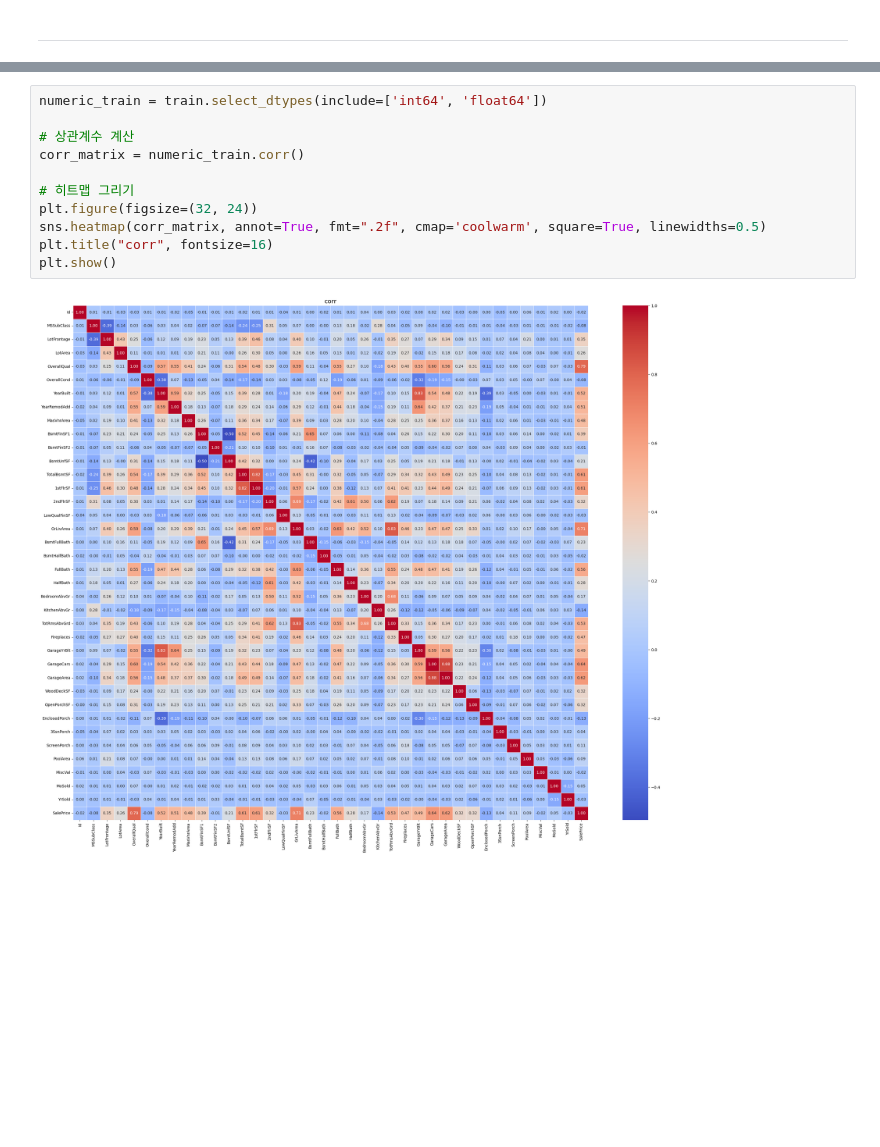
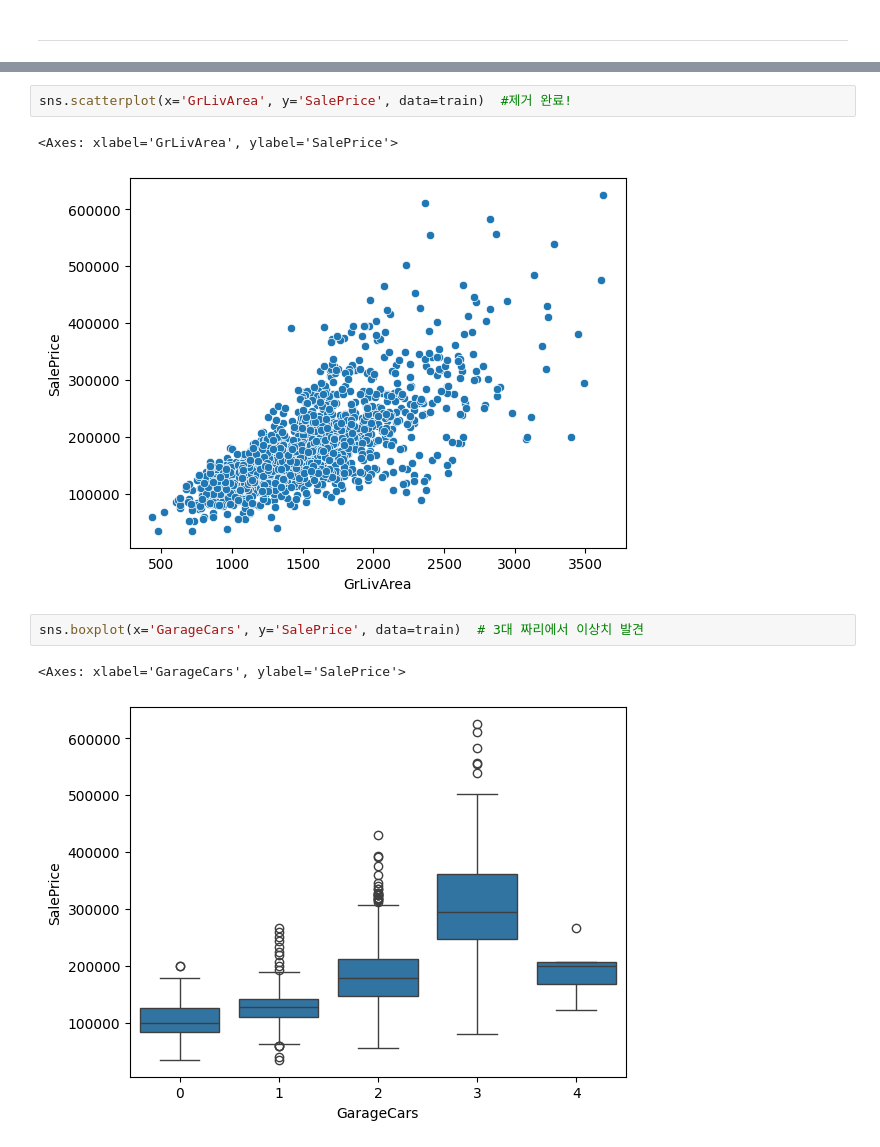
Before and after one commit to WasabiRamen/kaggle-study-house-prices, a Jupyter notebook: house_price.ipynb, the cells around one changed output, grey strips where cells are left out. Cells and saved outputs as stored; diff of their text form; blank space fills up the shorter version.

```diff
--- a/house_price.ipynb
+++ b/house_price.ipynb
@@ -410,13 +432,10 @@ train.sort_values(by='SalePrice', ascending=False).head(10)
-# %%
-numeric_train = train.select_dtypes(include=['int64', 'float64'])
-
-# 상관계수 계산
-corr_matrix = numeric_train.corr()
-
-# 히트맵 그리기
-plt.figure(figsize=(32, 24))
-sns.heatmap(corr_matrix, annot=True, fmt=".2f", cmap='coolwarm', square=True, linewidths=0.5)
-plt.title("corr", fontsize=16)
-plt.show()
-# %% [output]
-[figure, removed]
+# %%
+sns.scatterplot(x='GrLivArea', y='SalePrice', data=train)  #제거 완료!
+# %% [output]
+<Axes: xlabel='GrLivArea', ylabel='SalePrice'>
+[figure, added]
+# %%
+sns.boxplot(x='GarageCars', y='SalePrice', data=train)  # 3대 짜리에서 이상치 발견
+# %% [output]
+<Axes: xlabel='GarageCars', ylabel='SalePrice'>
+[figure, added]
```
Also changed, not shown: parts of 31 cells of this notebook.
